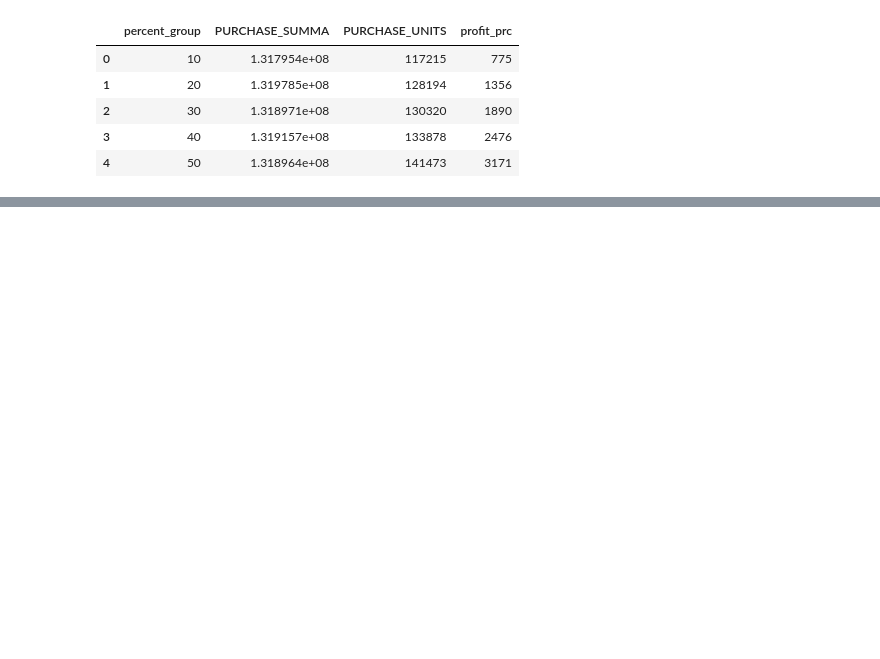
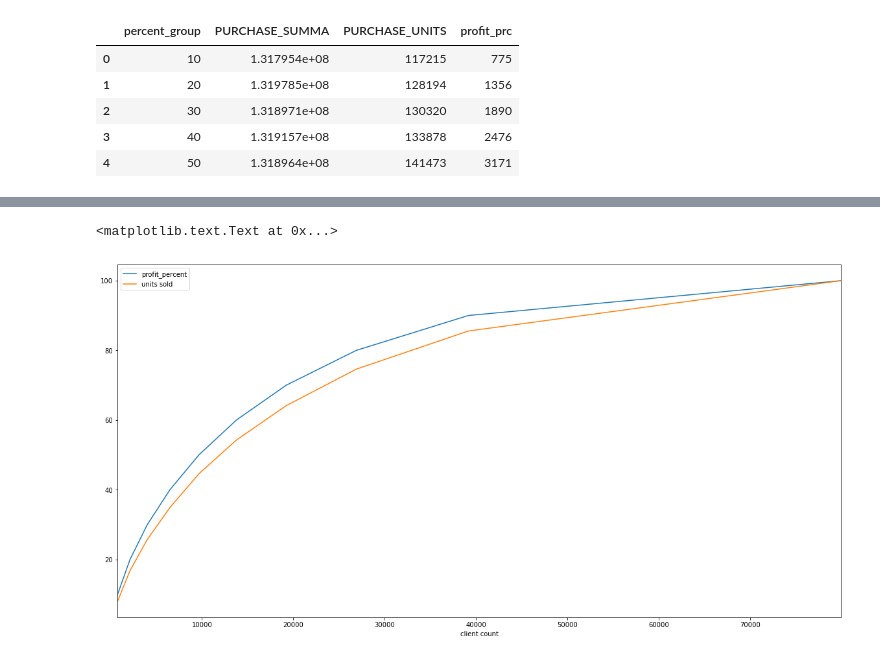
Before and after one commit to erlong15/bigdata_homework, a Jupyter notebook: homework2/homework2_2.ipynb, the cells around one changed output, grey strips where cells are left out. Drawn from its saved outputs; the diff is of its cells as text; code cells hidden in the pictures; blank space fills up the shorter version.

```diff
--- a/homework2/homework2_2.ipynb
+++ b/homework2/homework2_2.ipynb
@@ -75,0 +101,8 @@ ax.fill_between(grp_df['client_cumsum'], 0, grp_df['profit_percent'])
+# %%
+grp_df['unit_prc_cumsum'] = grp_df['units_count_prc'].cumsum()
+ax = grp_df.plot(x='client_cumsum', y=['profit_percent', 'unit_prc_cumsum'], figsize=(20,10))
+ax.legend(["profit_percent", "units sold"])
+ax.set_xlabel("client count")
+# %% [output]
+<matplotlib.text.Text at 0x...>
+[figure, added]
```
Also changed, not shown: parts of 12 cells of this notebook.
